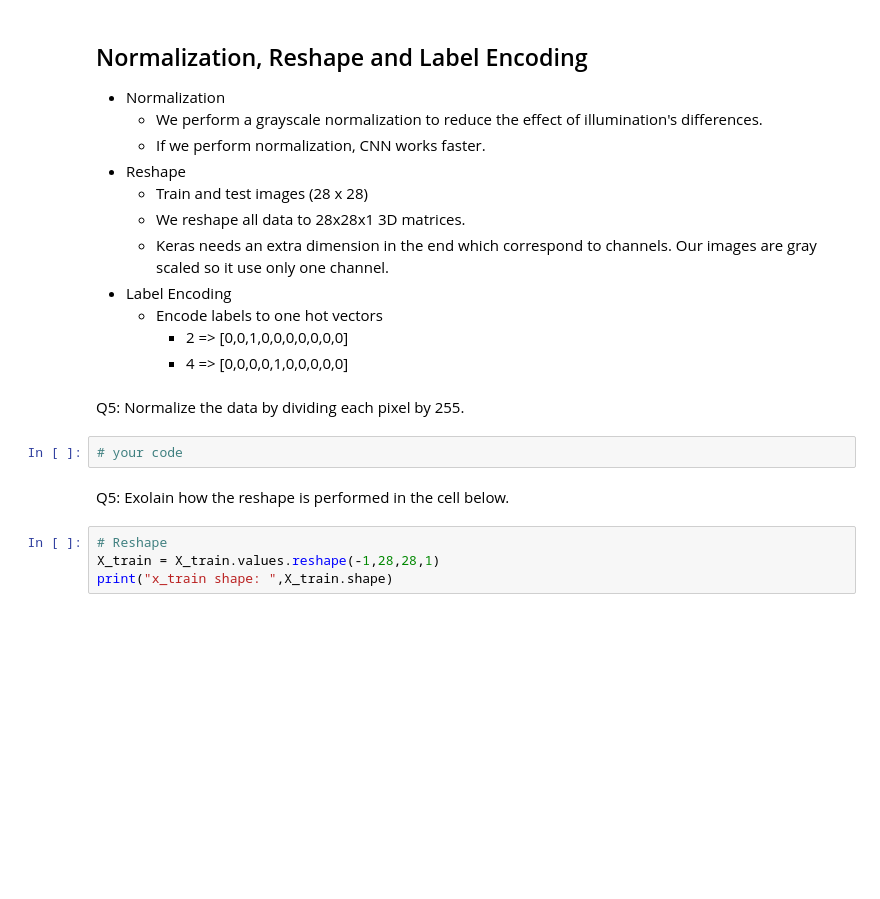
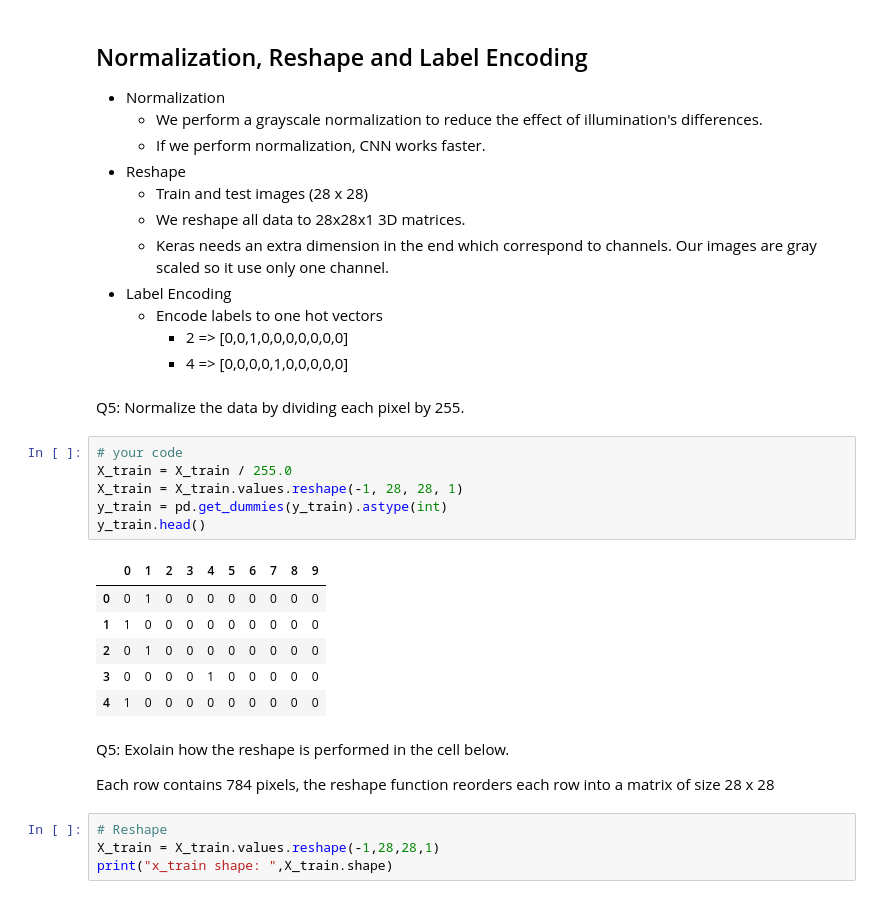
Before and after one commit to p3akth/SLA_complementary, a Jupyter notebook: Assignment_17_april/TP_CNN.ipynb, the cells around one changed output. Cells and saved outputs as stored; diff of their text form; blank space fills up the shorter version.

```diff
--- a/Assignment_17_april/TP_CNN.ipynb
+++ b/Assignment_17_april/TP_CNN.ipynb
@@ -62,10 +88,24 @@ Q4: Plot 2 samples from the dataset.
         * 4 => [0,0,0,0,1,0,0,0,0,0]
 # %% [markdown]
 Q5: Normalize the data by dividing each pixel by 255.
-# %%
-# your code
+# %%
+# your code
+X_train = X_train / 255.0
+X_train = X_train.values.reshape(-1, 28, 28, 1)
+y_train = pd.get_dummies(y_train).astype(int)
+y_train.head()
+# %% [output]
+|  | 0 | 1 | 2 | 3 | 4 | 5 | 6 | 7 | 8 | 9 |
+| 0 | 0 | 1 | 0 | 0 | 0 | 0 | 0 | 0 | 0 | 0 |
+| 1 | 1 | 0 | 0 | 0 | 0 | 0 | 0 | 0 | 0 | 0 |
+| 2 | 0 | 1 | 0 | 0 | 0 | 0 | 0 | 0 | 0 | 0 |
+| 3 | 0 | 0 | 0 | 0 | 1 | 0 | 0 | 0 | 0 | 0 |
+| 4 | 1 | 0 | 0 | 0 | 0 | 0 | 0 | 0 | 0 | 0 |
 # %% [markdown]
 Q5: Exolain how the reshape is performed in the cell below.
+
+
+Each row contains 784 pixels, the reshape function reorders each row into a matrix of size 28 x 28
 # %%
 # Reshape
 X_train = X_train.values.reshape(-1,28,28,1)
```
Also changed, not shown: parts of 8 cells of this notebook.
